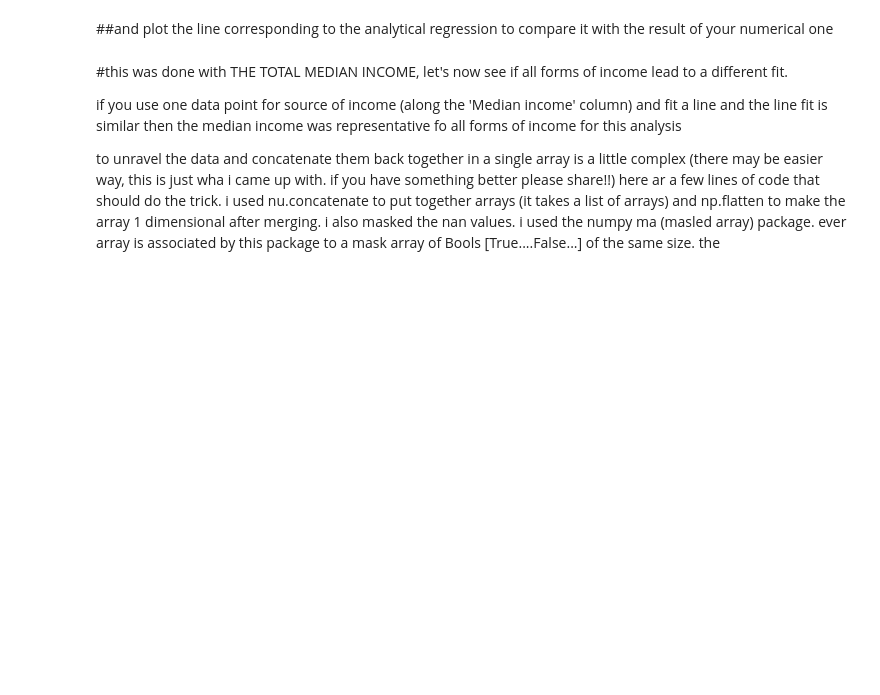
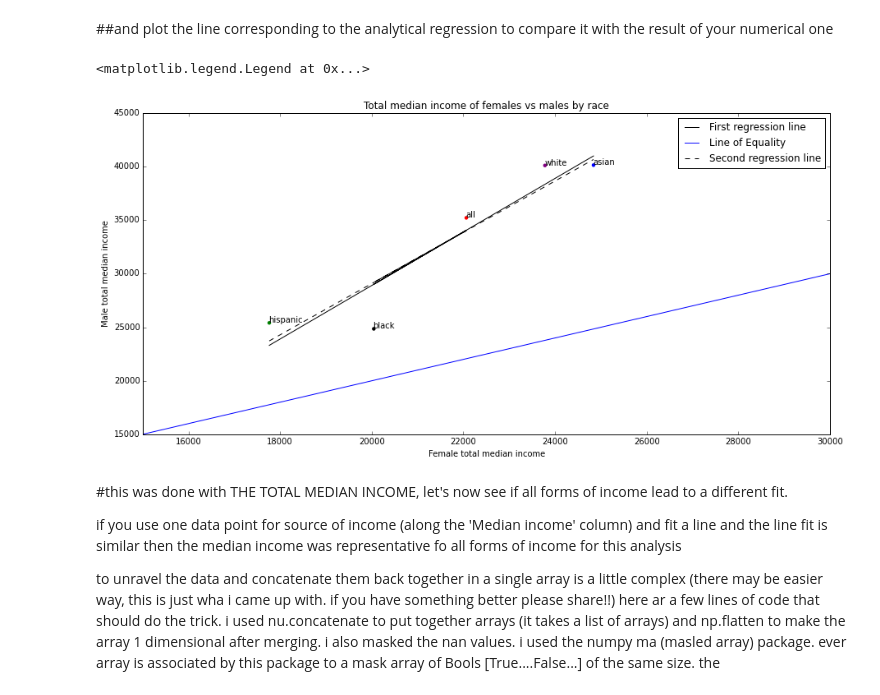
Before and after one commit to michellemho/PUI2015_mmh555, a Jupyter notebook: HW5/income_by_gender-instructions.ipynb, the cells around one changed output. Cells and saved outputs as stored; diff of their text form; code cells hidden in the pictures; blank space fills up the shorter version.

```diff
--- a/HW5/income_by_gender-instructions.ipynb
+++ b/HW5/income_by_gender-instructions.ipynb
@@ -180,3 +220,33 @@ NameError: name 'all_males' is not defined
+# %%
+fig = pl.figure(figsize=(15,7))
+ax1 = fig.add_subplot(111)
+ax1.set_ylabel('Male total median income')
+ax1.set_xlabel('Female total median income')
+ax1.set_title('Total median income of females vs males by race')
+ax1.set_ylim([15000,45000])
+ax1.set_xlim([15000,30000])
+
+race_colors = {'all':'red','asian':'blue','black':'black','hispanic':'green','white':'purple'}
+
+for race in allfemales:
+    ax1.scatter(allfemales[race]['Median income'][1],allmales[race]['Median income'][1],s=20,edgecolor='none',color = race_colors[race])
+for i,n in enumerate(race_colors):
+    ax1.annotate(race_colors.keys()[i], (allfemales[n]['Median income'][1],allmales[n]['Median income'][1]))
+
+
+ax1.plot(arrayFemalePoint,newY,linewidth=1,color='black',label='First regression line')
+
+coefficients2 = [beta1,beta0]
+polynomial2 = np.poly1d(coefficients2)
+anotherY = polynomial2(arrayFemalePoint)
+ax1.plot([0,45000],[0,45000],'-b',label='Line of Equality')
+
+ax1.plot(arrayFemalePoint,anotherY,"--k",label='Second regression line')
+
+ax1.legend()
+# %% [output]
+<matplotlib.legend.Legend at 0x...>
+[figure, added]
 # %% [markdown]
 #this was done with THE TOTAL MEDIAN INCOME, let's now see if all forms of income lead to a different fit.
 
```
Also changed, not shown: parts of 16 cells of this notebook.
